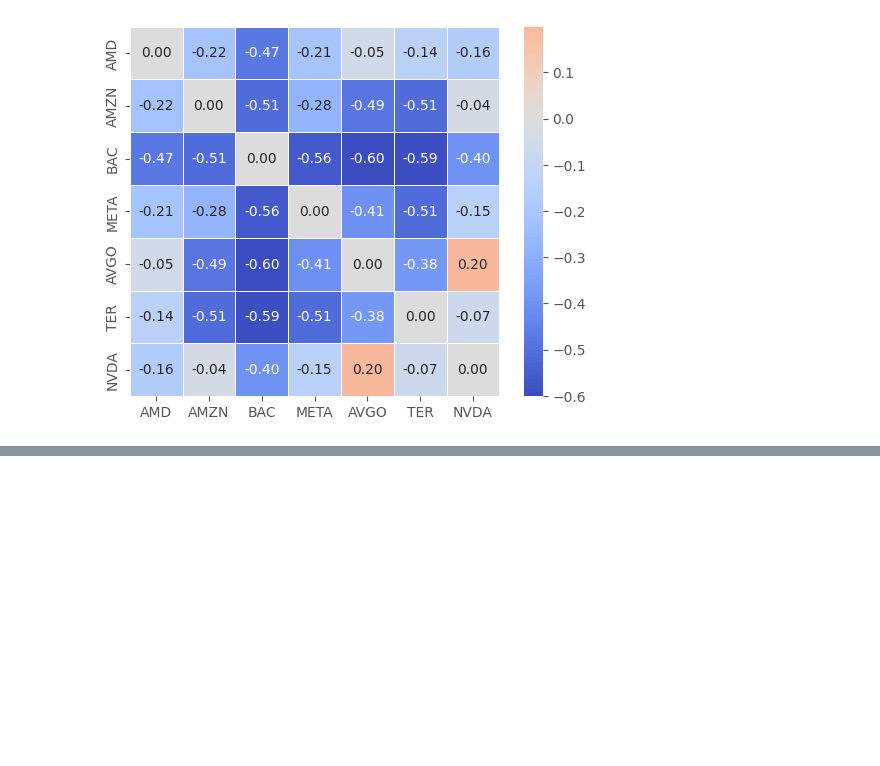
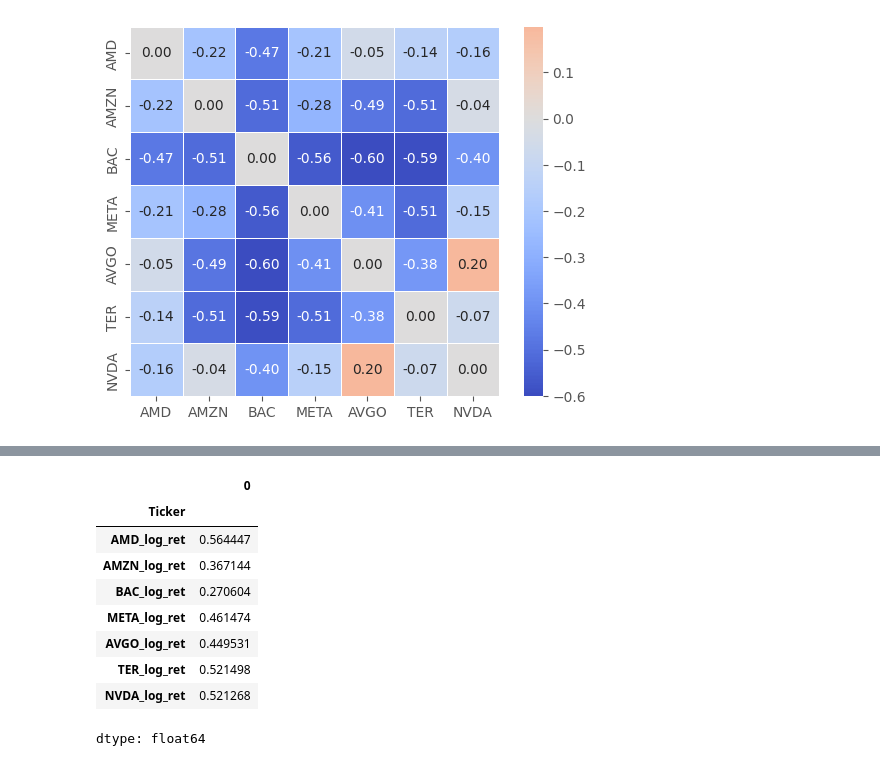
Before and after one commit to fadeeva/portfoli_o_o_ptimisation, a Jupyter notebook: Step_01__Basics_Return_Risk_Correlation.ipynb, the cells around one changed output, grey strips where cells are left out. Drawn from its saved outputs; the diff is of its cells as text; code cells hidden in the pictures; blank space fills up the shorter version.

```diff
--- a/Step_01__Basics_Return_Risk_Correlation.ipynb
+++ b/Step_01__Basics_Return_Risk_Correlation.ipynb
@@ -121,0 +141,14 @@ sns.heatmap(diff,
+# %%
+annual_vol_log = df_res[[ticker+'_log_ret' for ticker in tickers]].std() * np.sqrt(252)
+annual_vol_log
+# %% [output]
+|  | 0 |
+| Ticker |  |
+| AMD_log_ret | 0.564447 |
+| AMZN_log_ret | 0.367144 |
+| BAC_log_ret | 0.270604 |
+| META_log_ret | 0.461474 |
+| AVGO_log_ret | 0.449531 |
+| TER_log_ret | 0.521498 |
+| NVDA_log_ret | 0.521268 |
+dtype: float64
```
Also changed, not shown: parts of 3 cells of this notebook.
